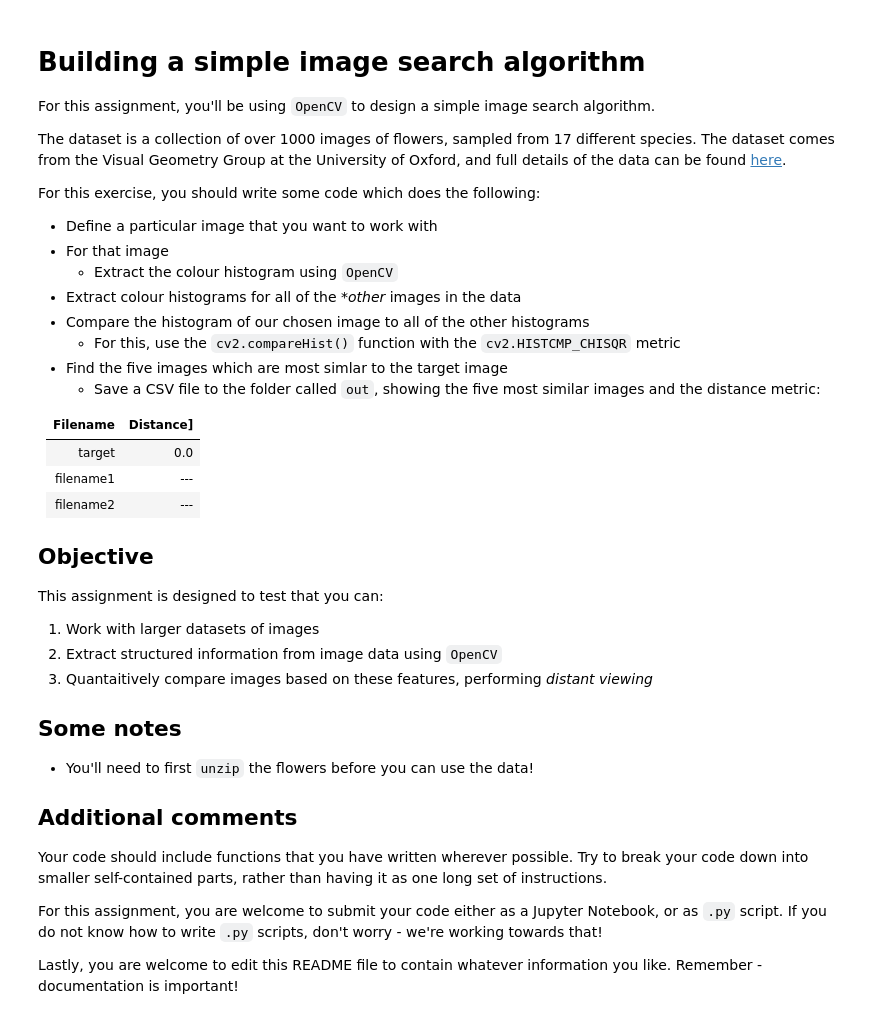
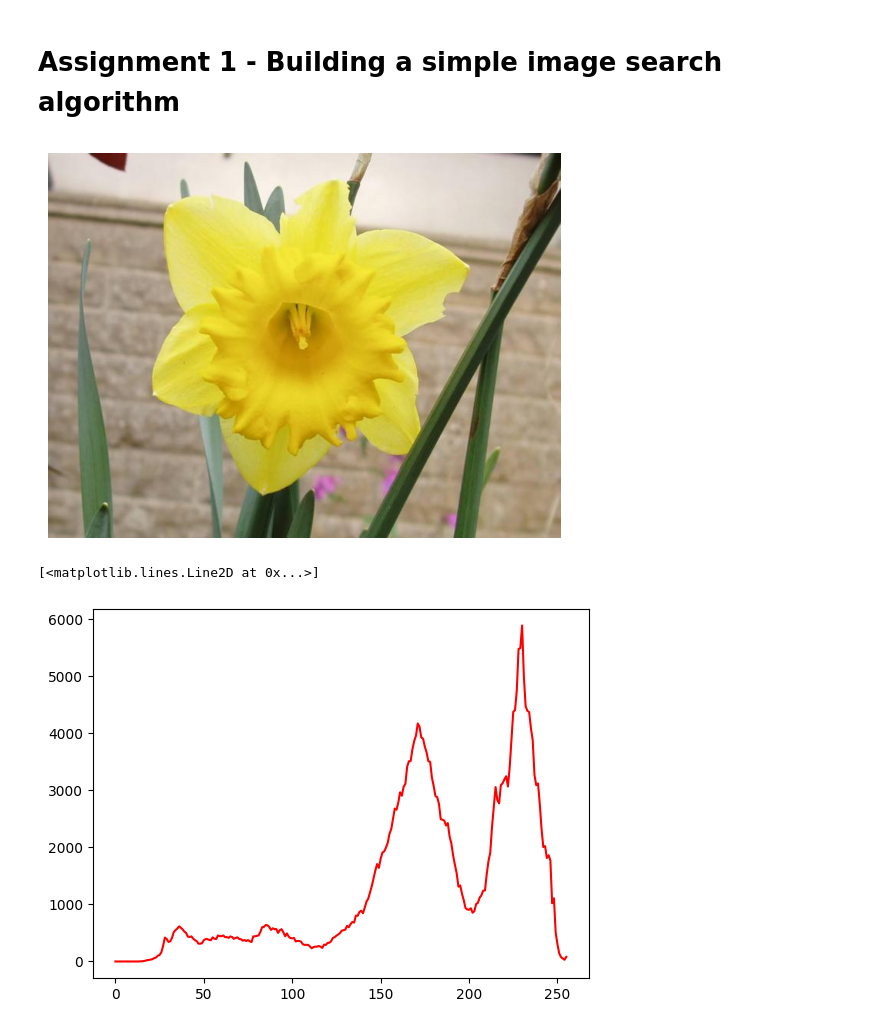
Before and after one commit to sabszh/cds_vis, a Jupyter notebook: assignments/assignment_1/src/assignment_1.ipynb, the cells around one changed output. Cells and saved outputs as stored; diff of their text form; code cells hidden in the pictures.

Commit message:
getting image and plotting histograms of it

````diff
--- a/assignments/assignment_1/src/assignment_1.ipynb
+++ b/assignments/assignment_1/src/assignment_1.ipynb
@@ -3,42 +1,2 @@
-# %% [markdown]
-# Building a simple image search algorithm
-
-For this assignment, you'll be using ```OpenCV``` to design a simple image search algorithm.
-
-The dataset is a collection of over 1000 images of flowers, sampled from 17 different species. The dataset comes from the Visual Geometry Group at the University of Oxford, and full details of the data can be found [here](https://www.robots.ox.ac.uk/~vgg/data/flowers/17/).
-
-For this exercise, you should write some code which does the following:
-
-- Define a particular image that you want to work with
-- For that image
-  - Extract the colour histogram using ```OpenCV```
-- Extract colour histograms for all of the **other* images in the data
-- Compare the histogram of our chosen image to all of the other histograms
-  - For this, use the ```cv2.compareHist()``` function with the ```cv2.HISTCMP_CHISQR``` metric
-- Find the five images which are most simlar to the target image
-  - Save a CSV file to the folder called ```out```, showing the five most similar images and the distance metric:
-
-|Filename|Distance]
-|---|---|
-|target|0.0|
-|filename1|---|
-|filename2|---|
-
-## Objective
-
-This assignment is designed to test that you can:
-
-1. Work with larger datasets of images
-2. Extract structured information from image data using ```OpenCV```
-3. Quantaitively compare images based on these features, performing *distant viewing*
-
-## Some notes
-- You'll need to first ```unzip``` the flowers before you can use the data!
-
-## Additional comments
-
-Your code should include functions that you have written wherever possible. Try to break your code down into smaller self-contained parts, rather than having it as one long set of instructions.
-
-For this assignment, you are welcome to submit your code either as a Jupyter Notebook, or as ```.py``` script. If you do not know how to write ```.py``` scripts, don't worry - we're working towards that!
-
-Lastly, you are welcome to edit this README file to contain whatever information you like. Remember - documentation is important!
+# %% [markdown]
+# Assignment 1 - Building a simple image search algorithm
@@ -44,0 +19,10 @@ Lastly, you are welcome to edit this README file to contain whatever information
+# %%
+# Loading an image
+filename = os.path.join("..","in","flowers","image_0009.jpg")
+# %%
+# Load image
+image = cv2.imread(filename)
+# %%
+jimshow(image)
+# %% [output]
+[figure, added]
@@ -44,0 +32,6 @@ Lastly, you are welcome to edit this README file to contain whatever information
+# %%
+hist = cv2.calcHist([RED], [0], None, [256], [0,256])
+plt.plot(hist, color="r")
+# %% [output]
+[<matplotlib.lines.Line2D at 0x...>]
+[figure, added]
````
Also changed, not shown: parts of 4 cells of this notebook, 1 other file.
